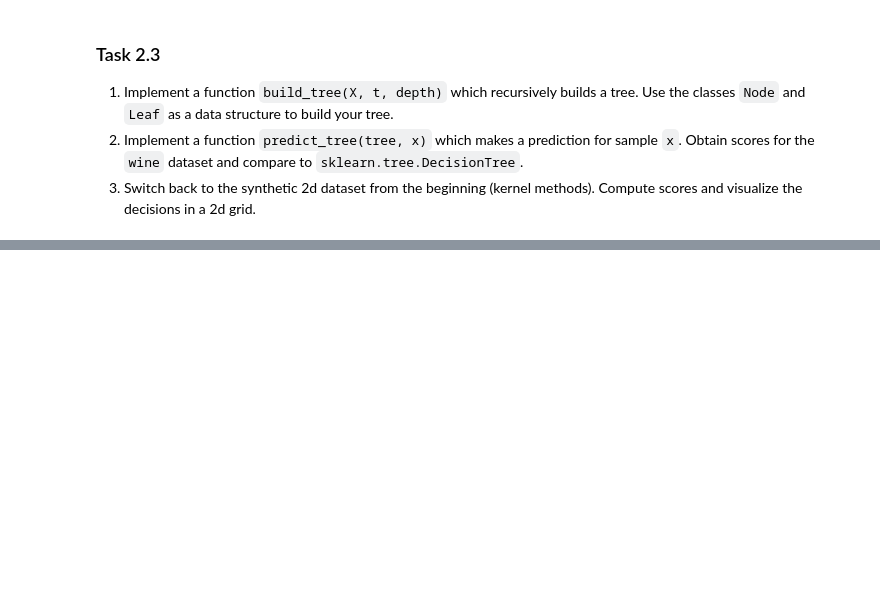
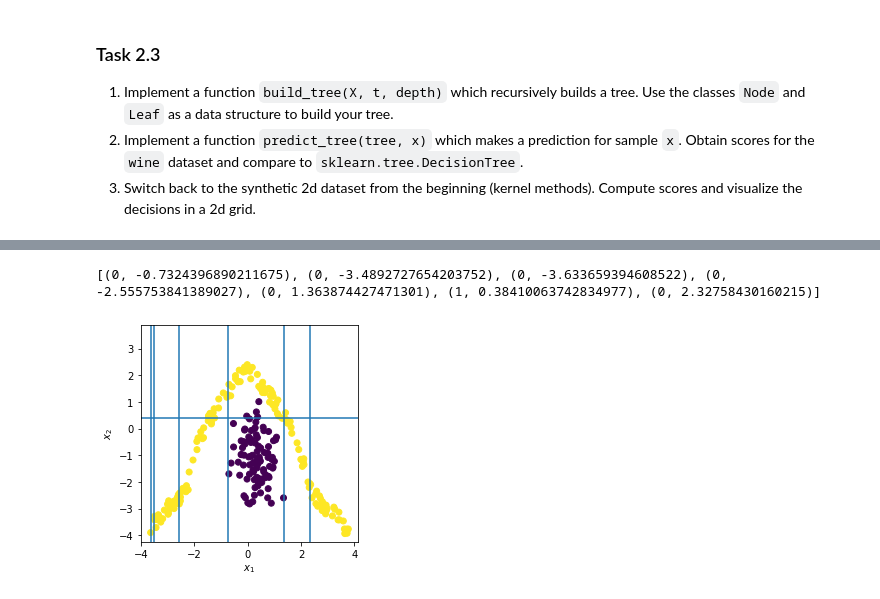
Before and after one commit to fredbec/ml-sose21, a Jupyter notebook: collect/practical_4_Rene.ipynb, the cells around one changed output, grey strips where cells are left out. Saved outputs shown, nothing was run; the diff lists cells and outputs as text; code cells hidden in the pictures; blank space fills up the shorter version.

```diff
--- a/collect/practical_4_Rene.ipynb
+++ b/collect/practical_4_Rene.ipynb
@@ -377,0 +484,8 @@ tree = build_tree(X_train, t_train, 0, max_depth=3, n_labels=3)
+# %%
+tree = build_tree(pd.DataFrame(X_train),y_train, 0, max_depth=3, n_labels=2)
+# %%
+correct = 0
+for i in range(len(X_test)):
+  if(y_test[i] == predict_tree(tree, X_test[i])):
+    correct += 1
+print(correct/len(y_test))
@@ -377,0 +500,20 @@ tree = build_tree(X_train, t_train, 0, max_depth=3, n_labels=3)
+# %%
+cutoff = []
+treeplot(tree, cutoff)
+print(cutoff)
+# %% [output]
+[(0, -0.7324396890211675), (0, -3.4892727654203752), (0, -3.633659394608522), (0, -2.555753841389027), (0, 1.363874427471301), (1, 0.38410063742834977), (0, 2.32758430160215)]
+# %%
+fig, ax = plt.subplots()
+plt.scatter(X_2d[:,0], X_2d[:, 1], c=t_2d)
+plt.xlabel('$x_1$')
+plt.ylabel('$x_2$')
+plt.axis('square')
+#ax.axhline(y=1)
+for i in cutoff:
+  if i[0]:
+    ax.axhline(y=i[1])
+  else:
+    ax.axvline(x=i[1])
+# %% [output]
+[figure, added]
```
Also changed, not shown: parts of 35 cells of this notebook.
